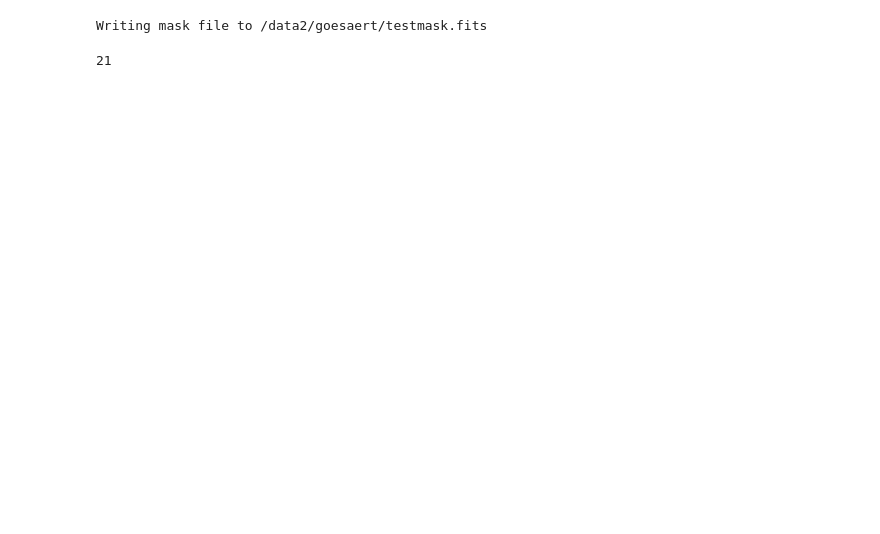
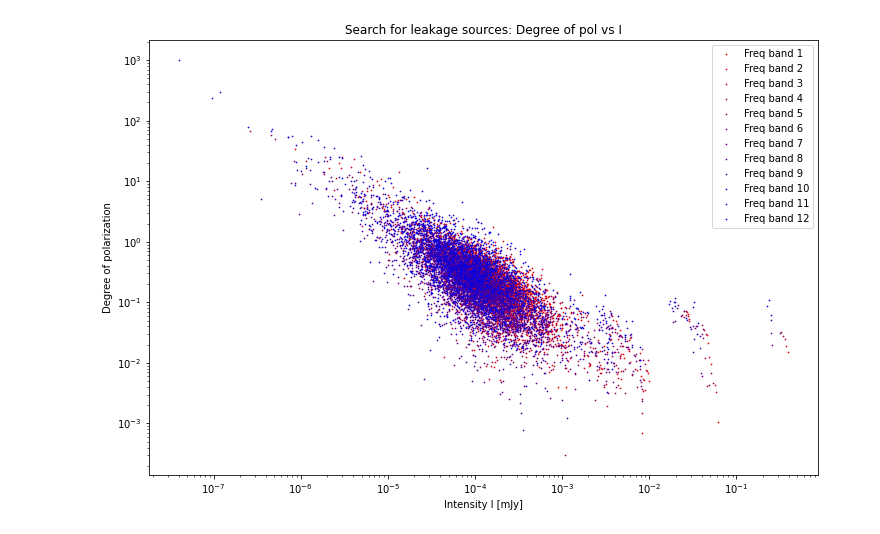
Before and after one commit to Woutmg/Meerkat_FracPol_New, a Jupyter notebook: Fluxgetter_BDSF.ipynb, the cells around one changed output. Saved outputs shown, nothing was run; the diff lists cells and outputs as text; code cells hidden in the pictures; blank space fills up the shorter version.

```diff
--- a/Fluxgetter_BDSF.ipynb
+++ b/Fluxgetter_BDSF.ipynb
@@ -35,8 +39,12 @@ from astropy.utils.exceptions import AstropyWarning
 # %%
 directory_univ_I = r'/net/vdesk/data2/GoesaertW/Meerkat_Data/Abell_85/I_slices/'
-# directory_univ_I +
-I_dir = r'/data2/goesaert/Abell_85_I_plane_freq1.fits'
+directory_univ_Q = r'/net/vdesk/data2/GoesaertW/Meerkat_Data/Abell_85/Q_slices/'
+directory_univ_U = r'/net/vdesk/data2/GoesaertW/Meerkat_Data/Abell_85/U_slices/'
 
-region_name = "Abell85_catalog_BDSF_output_rmsbox.reg"
+directory_local = r'/data2/goesaert/'
 
-srl = fits.open(get_pkg_data_filename('Abell85_catalog_BDSF_rsl.fits'))[1].data
+region_name = "Abell85_catalog_BDSF_rsl.reg"
+
+rsl = fits.open(get_pkg_data_filename(directory_local+'Abell85_catalog_BDSF_rsl.fits'))[1].data
+# %%
+mask = np.load('testmask.npy')
@@ -42,0 +92,3 @@ srl = fits.open(get_pkg_data_filename('Abell85_catalog_BDSF_rsl.fits'))[1].data
+# %%
+Linpol = np.sqrt(flux_measurements_Q**2 + flux_measurements_U**2)
+Pol_Angles = 0.5*np.arctan(flux_measurements_U/flux_measurements_Q)
@@ -43,12 +134,18 @@ srl = fits.open(get_pkg_data_filename('Abell85_catalog_BDSF_rsl.fits'))[1].data
+# %%
+plt.figure(figsize=(12,8))
+plt.title('Search for leakage sources: Degree of pol vs I')
+for n in range(12):
+    plt.scatter(flux_measurements_I[n], Linpol[n]/flux_measurements_I[n], color=((11-n)/12,0,n/12), label='Freq band '+str(n+1), s=0.5)
+plt.xlabel('Intensity I [mJy]')
+plt.ylabel('Degree of polarization')
+plt.yscale('log')
+plt.xscale('log')
+#plt.xlim(1e-6, 1e-3)
+#plt.ylim(1e-2, 1e2)
+plt.legend()
+plt.show()
+# %% [output]
+[figure, added]
 # %%
 warnings.filterwarnings('ignore', category=AstropyWarning, append=True)
-mask = flux.mask_regions(I_dir, region_name,'/data2/goesaert/testmask.fits', maskoutside=False)
+mask = flux.mask_regions(directory_local+'Abell_85_I_plane_freq1.fits', region_name,'/data2/goesaert/testmask.fits', maskoutside=False)
-# %% [output]
-Writing mask file to /data2/goesaert/testmask.fits
-# %%
-measurement = flux.integratedflux(I_dir, mask, srl, 0)
-
-#uncertainty = flux.uncertainty_flux(I_dir, measurement, beamnumb, rms=0.01*measurement, delta_cal=0.1)
-#print(measurement, beamnumb, uncertainty)
-# %% [output]
-21
```
Also changed, not shown: parts of 5 cells of this notebook, 16 other files.
